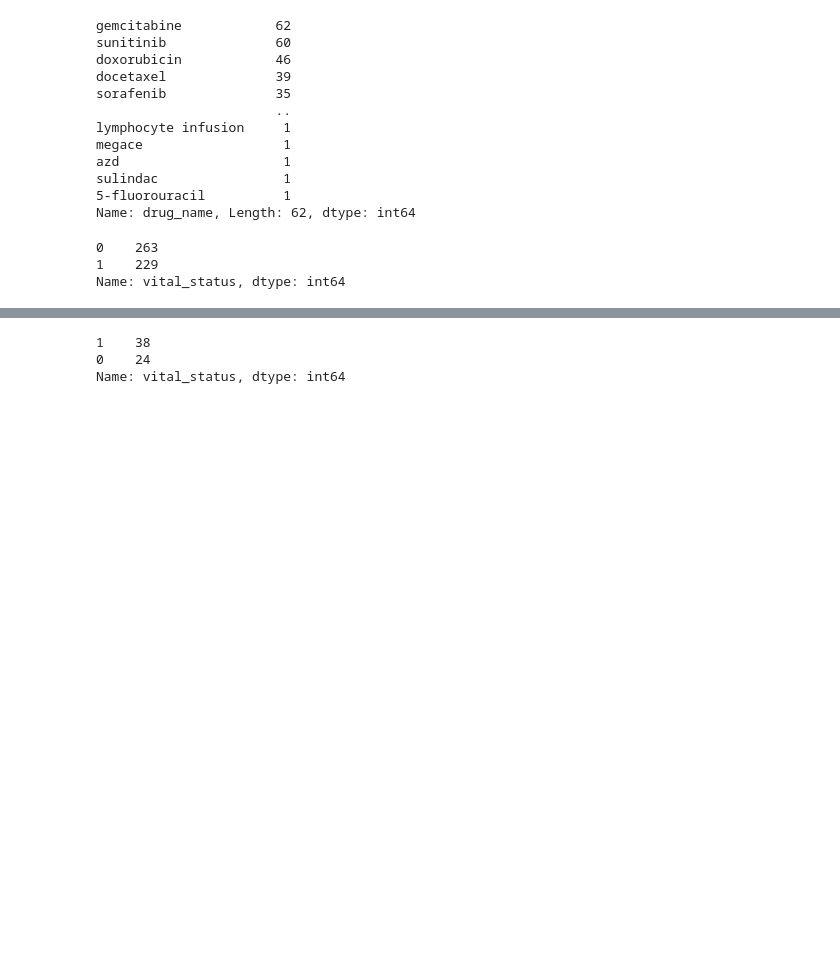
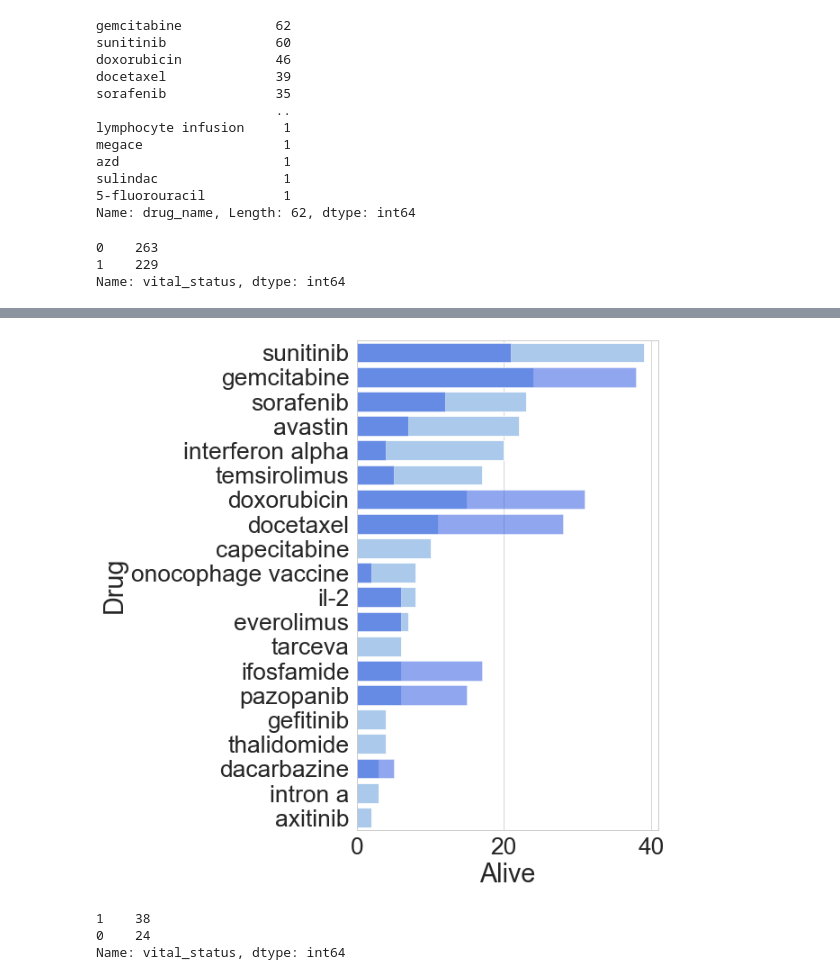
Before and after one commit to thedinak/Genetics-to-Therapuetics, a Jupyter notebook: data_predictions.ipynb, the cells around one changed output, grey strips where cells are left out. Drawn from its saved outputs; the diff is of its cells as text; code cells hidden in the pictures; blank space fills up the shorter version.

Commit message:
some graphs

```diff
--- a/data_predictions.ipynb
+++ b/data_predictions.ipynb
@@ -166,4 +166,4 @@ data_set.vital_status.value_counts()
 Name: vital_status, dtype: int64
 # %%
 split_drug_status = data_set.groupby(['drug_name'])['vital_status'].value_counts().unstack()
-split_drug_status.reset_index().sort_values([0], ascending=False).rename(columns={0:'Dead', 1:'Alive', 'drug_name':'Drug'})
+graph1= split_drug_status.reset_index().sort_values([0], ascending=False).rename(columns={0:'Dead', 1:'Alive', 'drug_name':'Drug'})
@@ -184,3 +185,17 @@ split_drug_status.reset_index().sort_values([0], ascending=False).rename(columns
+# %%
+sns.set(style="whitegrid")
+sns.set_context("paper", font_scale=3)
+f, ax = plt.subplots(figsize=(6, 10))
+sns.set_color_codes("pastel")
+sns.barplot(y="Drug", x="Dead", data=graph1.iloc[0:20,:],
+            label="Dead", color="b", alpha = 1)
+sns.set_color_codes("bright")
+sns.barplot(y="Drug", x="Alive", data=graph1.iloc[0:20,:],
+            label="Total Cases", color="b", alpha = 0.5)
+
+plt.savefig("graph1.png")
+# %% [output]
+[figure, added]
 # %%
 # top 3 drugs
 # gemcitabine            62
```
Also changed, not shown: parts of 3 cells of this notebook, 2 other files.
